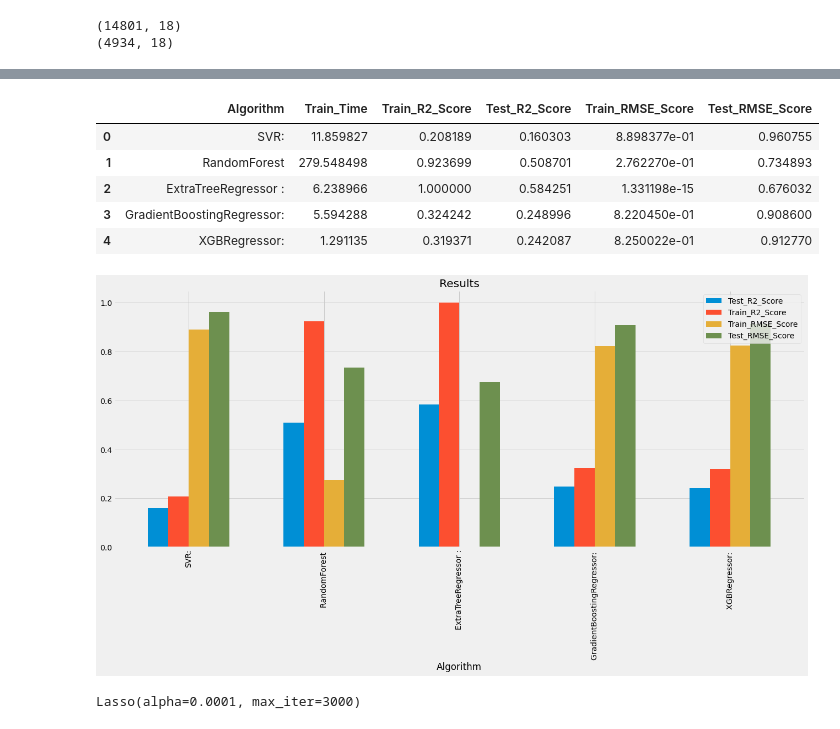
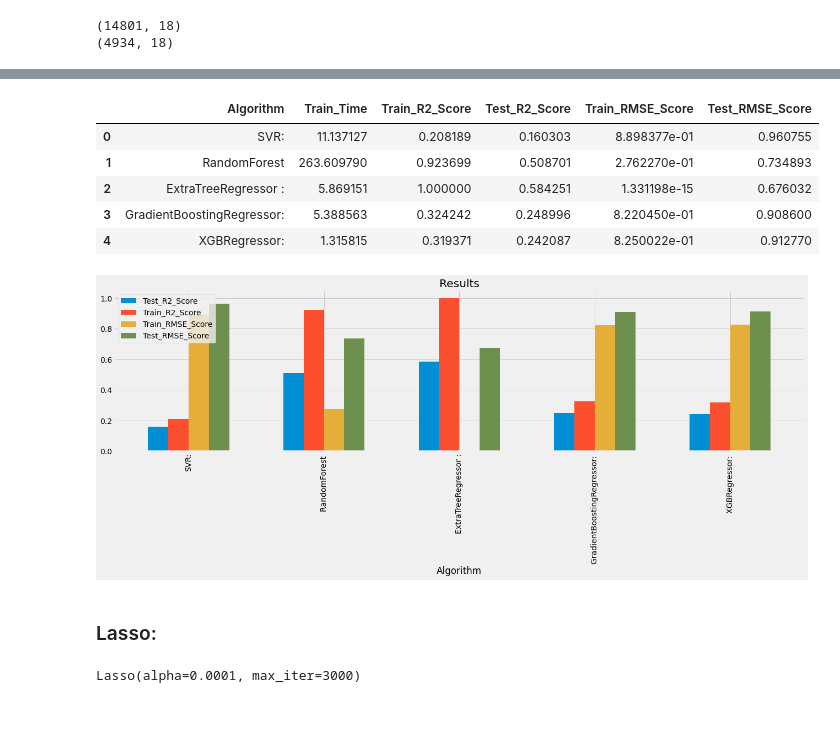
Before and after one commit to amrita-sarkar1/Appliance-Energy-Prediction, a Jupyter notebook: Appliance_Energy_Prediction_.ipynb, the cells around one changed output, grey strips where cells are left out. Cells and saved outputs as stored; diff of their text form; code cells hidden in the pictures.

```diff
--- a/Appliance_Energy_Prediction_.ipynb
+++ b/Appliance_Energy_Prediction_.ipynb
@@ -642,17 +704,21 @@ for name,curr_model in models :
 results_df = pd.DataFrame(model_data)
-# %%
-results_df
-# %% [output]
-|  | Algorithm | Train_Time | Train_R2_Score | Test_R2_Score | Train_RMSE_Score | Test_RMSE_Score |
-| 0 | SVR: | 11.859827 | 0.208189 | 0.160303 | 8.898377e-01 | 0.960755 |
-| 1 | RandomForest | 279.548498 | 0.923699 | 0.508701 | 2.762270e-01 | 0.734893 |
-| 2 | ExtraTreeRegressor : | 6.238966 | 1.000000 | 0.584251 | 1.331198e-15 | 0.676032 |
-| 3 | GradientBoostingRegressor: | 5.594288 | 0.324242 | 0.248996 | 8.220450e-01 | 0.908600 |
-| 4 | XGBRegressor: | 1.291135 | 0.319371 | 0.242087 | 8.250022e-01 | 0.912770 |
+# %%
+# Overview
+results_df
+# %% [output]
+|  | Algorithm | Train_Time | Train_R2_Score | Test_R2_Score | Train_RMSE_Score | Test_RMSE_Score |
+| 0 | SVR: | 11.137127 | 0.208189 | 0.160303 | 8.898377e-01 | 0.960755 |
+| 1 | RandomForest | 263.609790 | 0.923699 | 0.508701 | 2.762270e-01 | 0.734893 |
+| 2 | ExtraTreeRegressor : | 5.869151 | 1.000000 | 0.584251 | 1.331198e-15 | 0.676032 |
+| 3 | GradientBoostingRegressor: | 5.388563 | 0.324242 | 0.248996 | 8.220450e-01 | 0.908600 |
+| 4 | XGBRegressor: | 1.315815 | 0.319371 | 0.242087 | 8.250022e-01 | 0.912770 |
 # %%
+# Visualization of the results_df
+
 results_df.plot.bar(x = 'Algorithm', y = ['Test_R2_Score' , 'Train_R2_Score' ,
                                       'Train_RMSE_Score','Test_RMSE_Score', ],
-                     title = 'Results' , width = .6, figsize= (20,8));
+                     title = 'Results' , width = .6, figsize = (20, 5))
+plt.legend(loc=2);
 # %% [output]
-[figure, old version]
+[figure, new version]
 # %%
@@ -684,4 +752,6 @@ def evaluate(model, X_train, X_test, y_train, y_test):
 
     test_RMSE = np.sqrt(test_MSE)
     print('RMSE for the test data is:' ,test_RMSE)
+# %% [markdown]
+### Lasso:
 # %%
```
Also changed, not shown: parts of 135 cells of this notebook.
